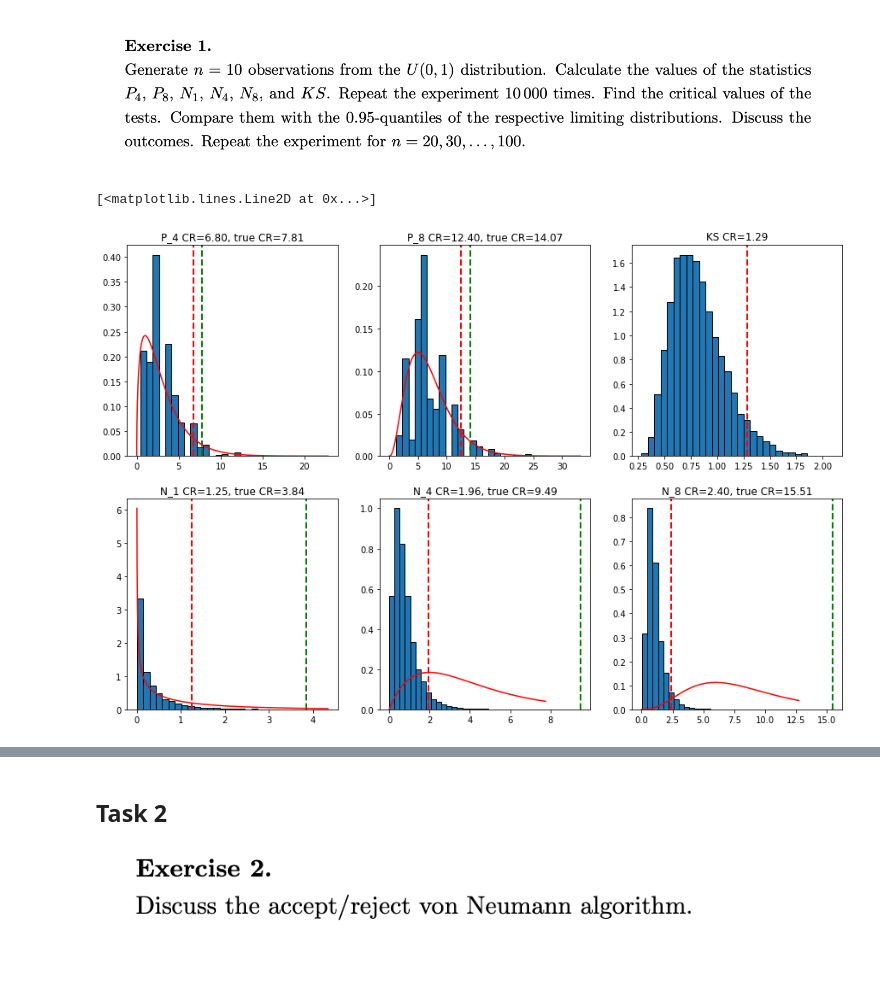
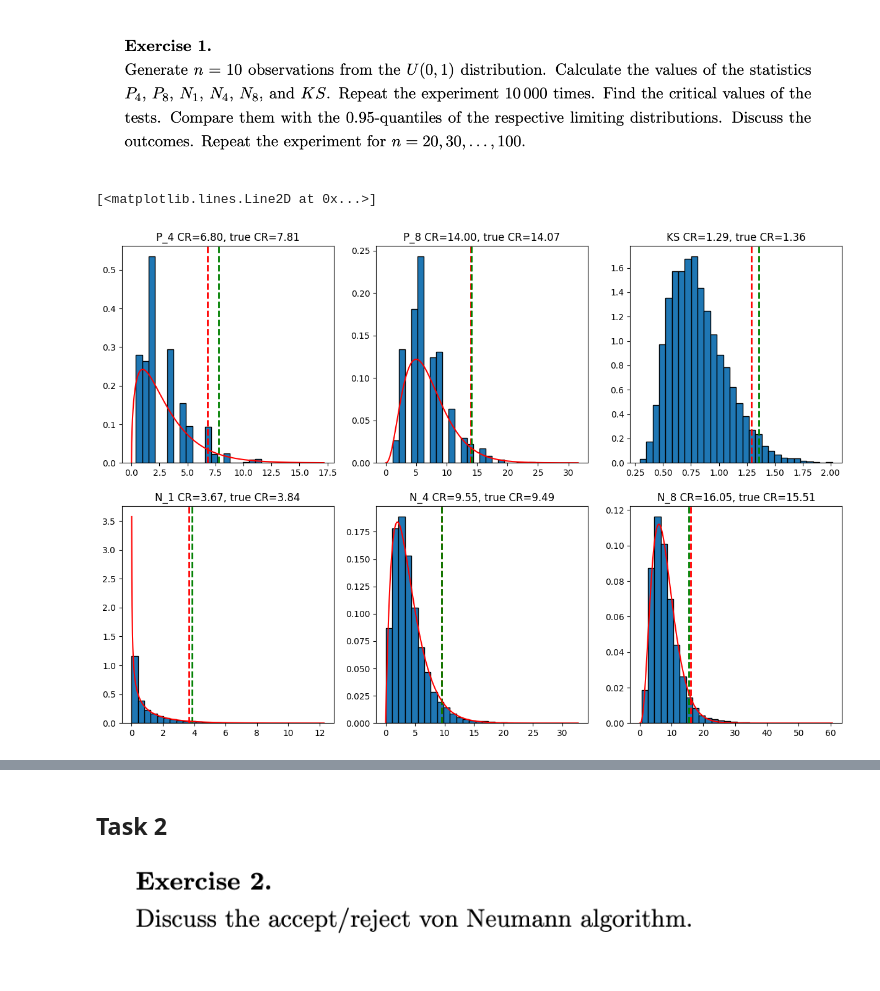
Before and after one commit to TheFebrin/UNIVERSITY, a Jupyter notebook: Statistics and Linear Models/Task3/Task3.ipynb, the cells around one changed output, grey strips where cells are left out. Drawn from its saved outputs; the diff is of its cells as text; code cells hidden in the pictures.

Commit message:
Stat Task 3

```diff
--- a/Statistics and Linear Models/Task3/Task3.ipynb
+++ b/Statistics and Linear Models/Task3/Task3.ipynb
@@ -33,3 +33,15 @@ _ = plt.hist(data, bins=20, edgecolor="black")
+# %%
+polynomials = [
+    np.poly1d([1]),
+    np.poly1d([3.464102, -1.732051]),
+    np.poly1d([13.41641, -13.41641, 2.236068]),
+    np.poly1d([52.91503, -79.37254, 31.74902, -2.645751]),
+    np.poly1d([210, -420, 270, -60, 3]),
+    np.poly1d([835.7894, -2089.474, 1857.31, -696.4912, 99.49874, -3.316625]),
+    np.poly1d([3331.529, -9994.588, 11357.49, -6057.326, 1514.332, -151.4332,  3.605551]),
+    np.poly1d([13292.08, -46522.28, 64415.46, -44732.96, 16266.53, -2927.975, 216.8871, -3.872983]),
+    np.poly1d([53064.37, -212257.5, 346687.2, -297160.5, 142865.6, -38097.5, 5195.113, -296.8636, 4.123106]),
+]
 # %%
 def neyman(k: int, X: np.ndarray) -> float:
     N = len(X)
@@ -37,7 +49,8 @@ def neyman(k: int, X: np.ndarray) -> float:
     for j in range(k):
         inner_sum: float = 0
         for i in range(N):
-            inner_sum += scipy.special.eval_sh_legendre(j + 1, X[i])
+            # inner_sum += scipy.special.eval_sh_legendre(j + 1, X[i])
+            inner_sum += polynomials[j + 1](X[i])
         ans += (inner_sum / np.sqrt(N)) ** 2
     return ans
 # %%
@@ -121,11 +134,13 @@ axes[0][1].plot(
 
 _ = axes[0][2].hist(kes, bins=bins, edgecolor="black", density=True)
 cr = np.quantile(kes, 0.95)
-axes[0][2].set_title(f"KS CR={cr:.2f}")
+true_cr = scipy.stats.kstwobign.ppf(0.95)
+axes[0][2].set_title(f"KS CR={cr:.2f}, true CR={true_cr:.2f}")
 axes[0][2].axvline(cr, color='red', linestyle ="--", linewidth=2)
+axes[0][2].axvline(true_cr, color='green', linestyle ="--", linewidth=2)
 # axes[0][2].plot(
 #     np.linspace(0, max(kes), 1000),
-#     scipy.stats.kstwo.pdf(np.linspace(0, max(kes), 1000), n=N),
+#     scipy.stats.kstwobign.pdf(np.linspace(0, max(kes), 1000), n=N),
 #     color="red"
 # )
 
@@ -139,31 +154,31 @@ axes[1][0].plot(
     np.linspace(0, max(n1s), 1000),
     scipy.stats.chi2.pdf(np.linspace(0, max(n1s), 1000), df=1),
     color="red"
 )
 
 _ = axes[1][1].hist(n4s, bins=bins, edgecolor="black", density=True)
 cr = np.quantile(n4s, 0.95)
 true_cr = chi_critical_value(df=4, sig=0.95)
 axes[1][1].axvline(cr, color='red', linestyle ="--", linewidth=2)
 axes[1][1].axvline(true_cr, color='green', linestyle ="--", linewidth=2)
 axes[1][1].set_title(f"N_4 CR={cr:.2f}, true CR={true_cr:.2f}")
 axes[1][1].plot(
     np.linspace(0, max(n4s), 1000),
     scipy.stats.chi2.pdf(np.linspace(0, max(n4s), 1000), df=4),
     color="red"
 )
 
 _ = axes[1][2].hist(n8s, bins=bins, edgecolor="black", density=True)
 cr = np.quantile(n8s, 0.95)
 true_cr = chi_critical_value(df=8, sig=0.95)
 axes[1][2].axvline(cr, color='red', linestyle ="--", linewidth=2)
 axes[1][2].axvline(true_cr, color='green', linestyle ="--", linewidth=2)
 axes[1][2].set_title(f"N_8 CR={cr:.2f}, true CR={true_cr:.2f}")
 axes[1][2].plot(
     np.linspace(0, max(n8s), 1000),
     scipy.stats.chi2.pdf(np.linspace(0, max(n8s), 1000), df=8),
     color="red"
 )
 # %% [output]
 [<matplotlib.lines.Line2D at 0x...>]
-[figure, old version]
+[figure, new version]
```
Also changed, not shown: parts of 18 cells of this notebook.
